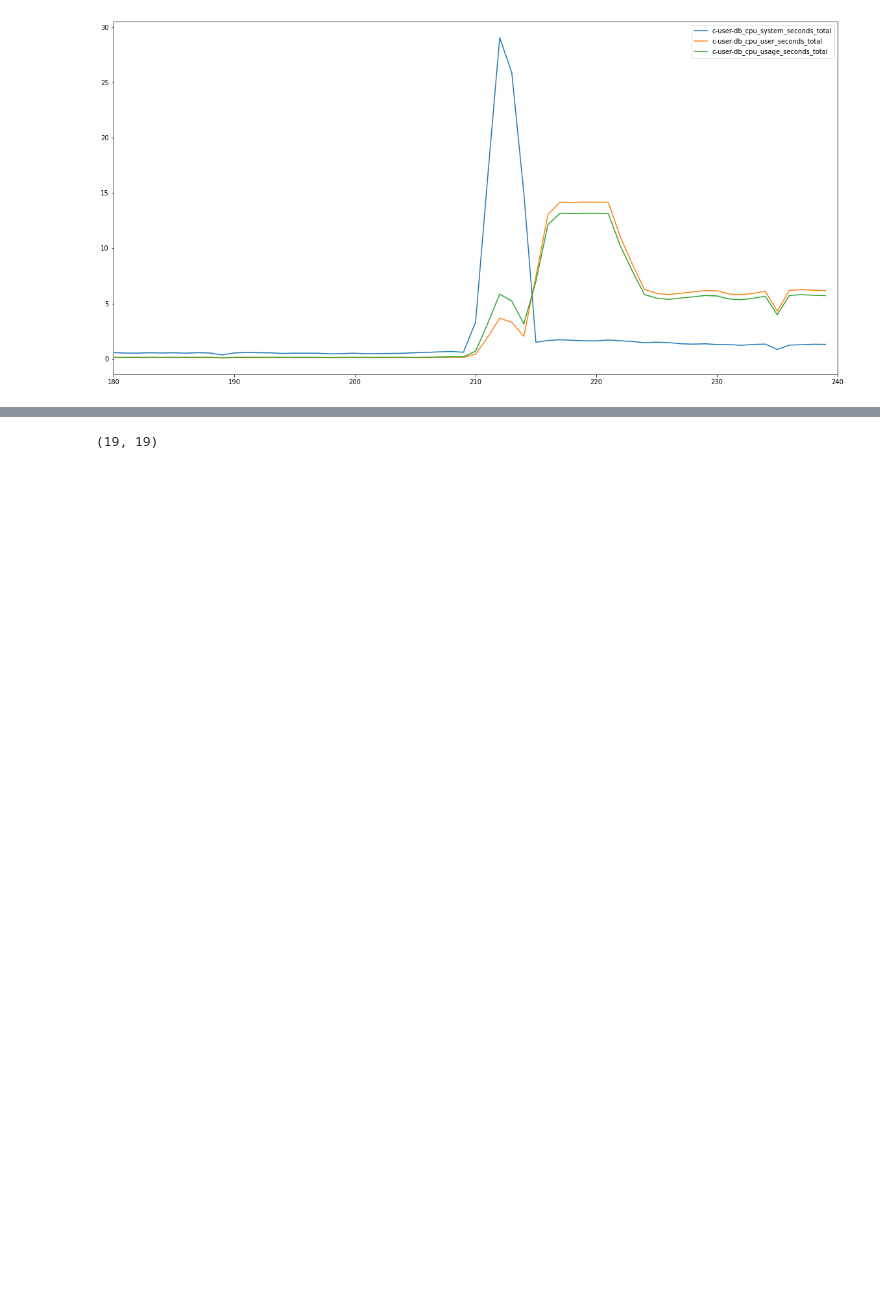
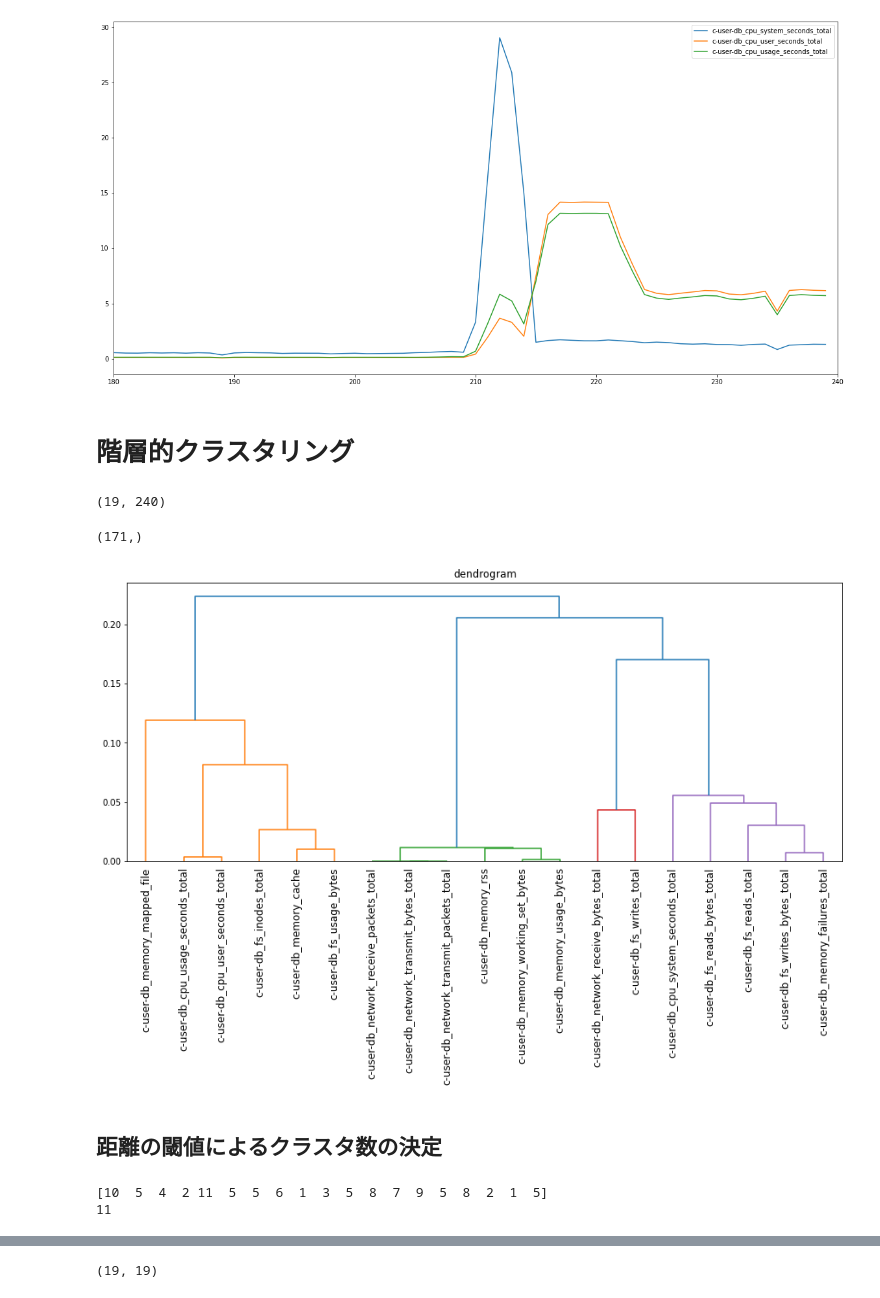
Before and after one commit to microservices-demo/microservices-demo, a Jupyter notebook: causal-discovery/dimension-reduction.ipynb, the cells around one changed output, grey strips where cells are left out. Saved outputs shown, nothing was run; the diff lists cells and outputs as text; code cells hidden in the pictures; blank space fills up the shorter version.

```diff
--- a/causal-discovery/prepocess.ipynb
+++ b/causal-discovery/dimension-reduction.ipynb
@@ -140,3 +140,5 @@ df.plot(figsize=(20, 10), xlim=[180,240])
 # %% [output]
 <AxesSubplot:>
 [figure]
+# %% [markdown]
+# 階層的クラスタリング
@@ -142,0 +152,27 @@ df.plot(figsize=(20, 10), xlim=[180,240])
+# %%
+data = normalized_df.values.T
+data.shape
+# %% [output]
+(19, 240)
+# %%
+dist = pdist(data, metric=sbd)
+dist.shape
+# %% [output]
+(171,)
+# %%
+z = linkage(dist, method="single", metric=sbd)
+fig = plt.figure(figsize=(15, 6))
+ax = fig.add_subplot(1, 1, 1, title="dendrogram")
+dendrogram(z, labels=normalized_df.columns, leaf_rotation=90)
+plt.show()
+# %% [output]
+[figure, added]
+# %% [markdown]
+## 距離の閾値によるクラスタ数の決定
+# %%
+result = fcluster(z, t=0.02, criterion="distance")
+print(result)
+print(result.max())
+# %% [output]
+[10  5  4  2 11  5  5  6  1  3  5  8  7  9  5  8  2  1  5]
+11
```
Also changed, not shown: parts of 14 cells of this notebook, 2 other files.
